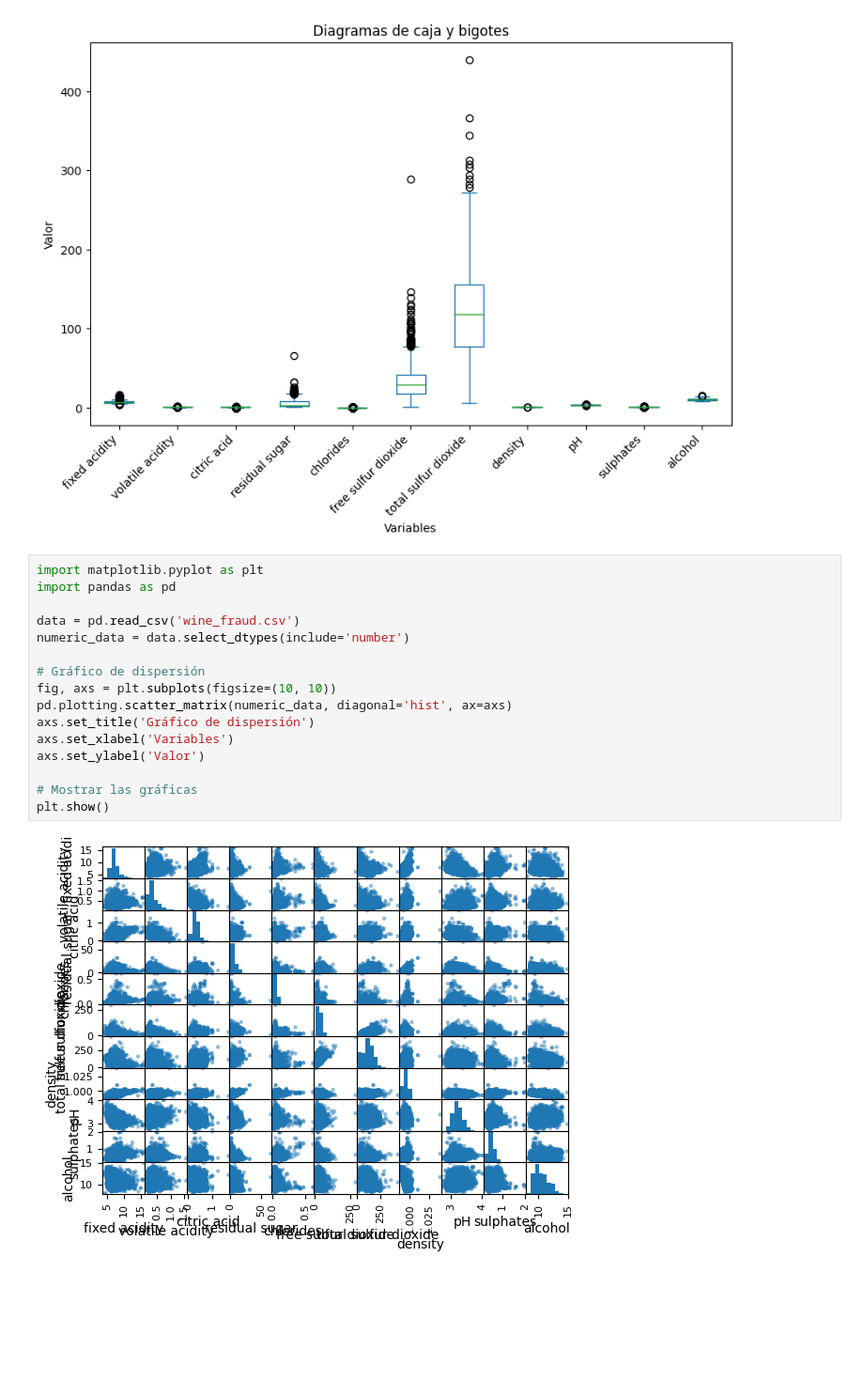
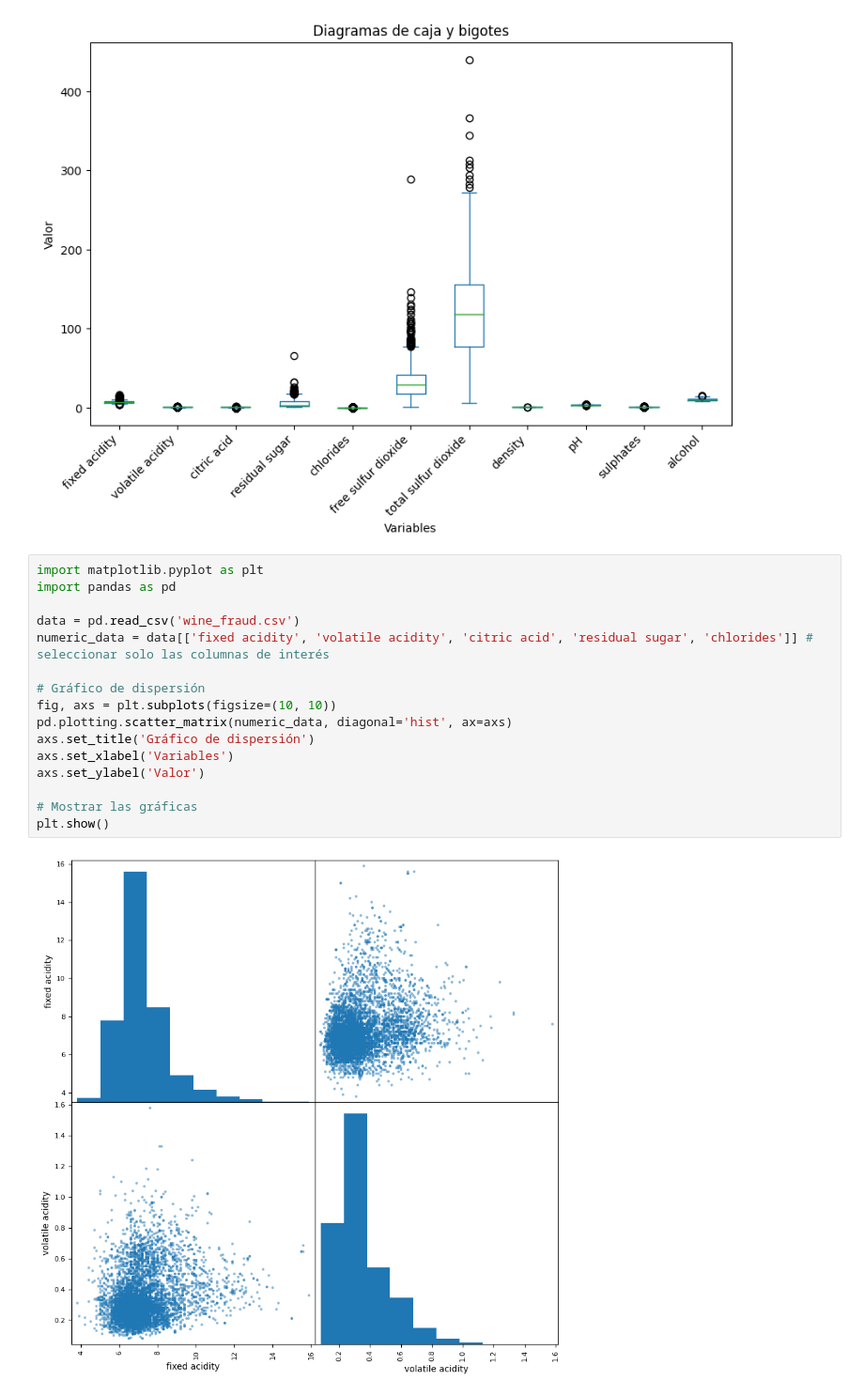
Before and after one commit to KennethGalvez/HDT3-MD, a Jupyter notebook: parte_1.ipynb, the cells around one changed output. Shown: that part at 94% size. Drawn from its saved outputs; the diff is of its cells as text; blank space fills up the shorter version.

```diff
--- a/parte_1.ipynb
+++ b/parte_1.ipynb
@@ -64,18 +64,18 @@ plt.show()
 # %%
 import matplotlib.pyplot as plt
 import pandas as pd
 
 data = pd.read_csv('wine_fraud.csv')
-numeric_data = data.select_dtypes(include='number')
+numeric_data = data[['fixed acidity', 'volatile acidity', 'citric acid', 'residual sugar', 'chlorides']] # seleccionar solo las columnas de interés
 
 # Gráfico de dispersión
 fig, axs = plt.subplots(figsize=(10, 10))
 pd.plotting.scatter_matrix(numeric_data, diagonal='hist', ax=axs)
 axs.set_title('Gráfico de dispersión')
 axs.set_xlabel('Variables')
 axs.set_ylabel('Valor')
 
 # Mostrar las gráficas
 plt.show()
 # %% [output]
-[figure, old version]
+[figure, new version]
```
